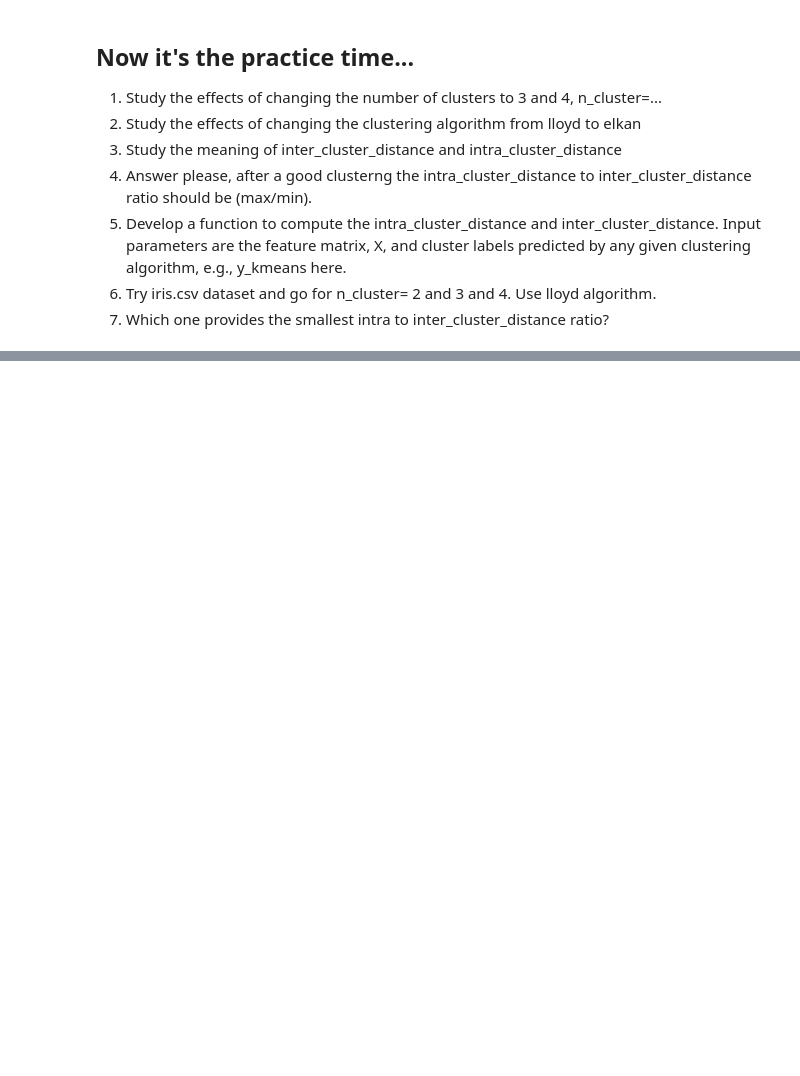
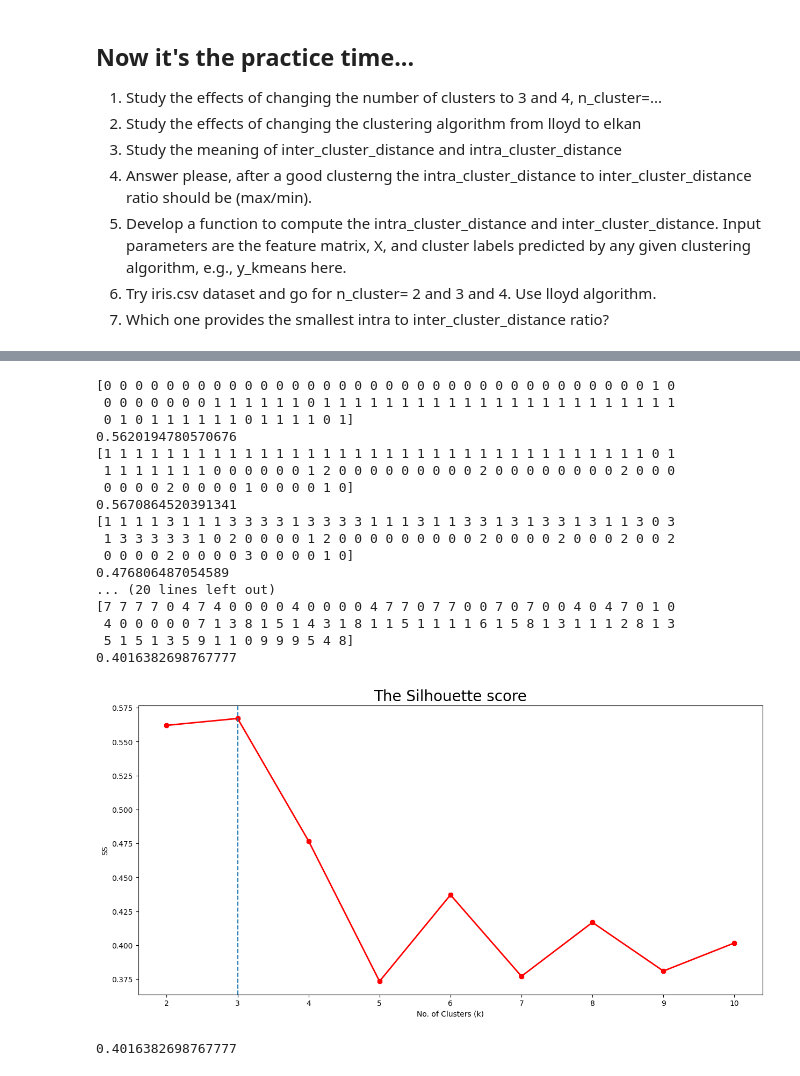
Before and after one commit to gsarada/AICourse-2026, a Jupyter notebook: mod2p2.ipynb, the cells around one changed output, grey strips where cells are left out. Saved outputs shown, nothing was run; the diff lists cells and outputs as text; code cells hidden in the pictures; blank space fills up the shorter version.

```diff
--- a/mod2p2.ipynb
+++ b/mod2p2.ipynb
@@ -143,0 +158,40 @@ print(centers)
+# %%
+#Finding optimal K using silhouette_score
+from sklearn.metrics import silhouette_score
+ss=[]
+for i in range(2,11):
+    km = KMeans(n_clusters=i)
+    labels = km.fit_predict(X)
+    print(labels)
+    score = silhouette_score(X, labels)
+    print(score)
+    ss.append(score)
+np.array(ss)
+
+fig, ax = plt.subplots(figsize=(15,7))
+ax = plt.plot(range(2,11),ss, linewidth=2, color="red", marker ="8")
+plt.axvline(x=3, ls='--')
+plt.ylabel('SS')
+plt.xlabel('No. of Clusters (k)')
+plt.title('The Silhouette score', fontsize = 20)
+plt.show()
+# %% [output]
+[0 0 0 0 0 0 0 0 0 0 0 0 0 0 0 0 0 0 0 0 0 0 0 0 0 0 0 0 0 0 0 0 0 0 0 1 0
+ 0 0 0 0 0 0 0 1 1 1 1 1 1 0 1 1 1 1 1 1 1 1 1 1 1 1 1 1 1 1 1 1 1 1 1 1 1
+ 0 1 0 1 1 1 1 1 1 0 1 1 1 1 0 1]
+0.5620194780570676
+[1 1 1 1 1 1 1 1 1 1 1 1 1 1 1 1 1 1 1 1 1 1 1 1 1 1 1 1 1 1 1 1 1 1 1 0 1
+ 1 1 1 1 1 1 1 0 0 0 0 0 0 1 2 0 0 0 0 0 0 0 0 0 2 0 0 0 0 0 0 0 0 2 0 0 0
+ 0 0 0 0 2 0 0 0 0 1 0 0 0 0 1 0]
+0.5670864520391341
+[1 1 1 1 3 1 1 1 3 3 3 3 1 3 3 3 3 1 1 1 3 1 1 3 3 1 3 1 3 3 1 3 1 1 3 0 3
+ 1 3 3 3 3 3 1 0 2 0 0 0 0 1 2 0 0 0 0 0 0 0 0 0 2 0 0 0 0 2 0 0 0 2 0 0 2
+ 0 0 0 0 2 0 0 0 0 3 0 0 0 0 1 0]
+0.476806487054589
+... (20 lines left out)
+[7 7 7 7 0 4 7 4 0 0 0 0 4 0 0 0 0 4 7 7 0 7 7 0 0 7 0 7 0 0 4 0 4 7 0 1 0
+ 4 0 0 0 0 0 7 1 3 8 1 5 1 4 3 1 8 1 1 5 1 1 1 1 6 1 5 8 1 3 1 1 1 2 8 1 3
+ 5 1 5 1 3 5 9 1 1 0 9 9 9 5 4 8]
+0.4016382698767777
+[figure, added]
+0.4016382698767777
```
Also changed, not shown: parts of 8 cells of this notebook.
